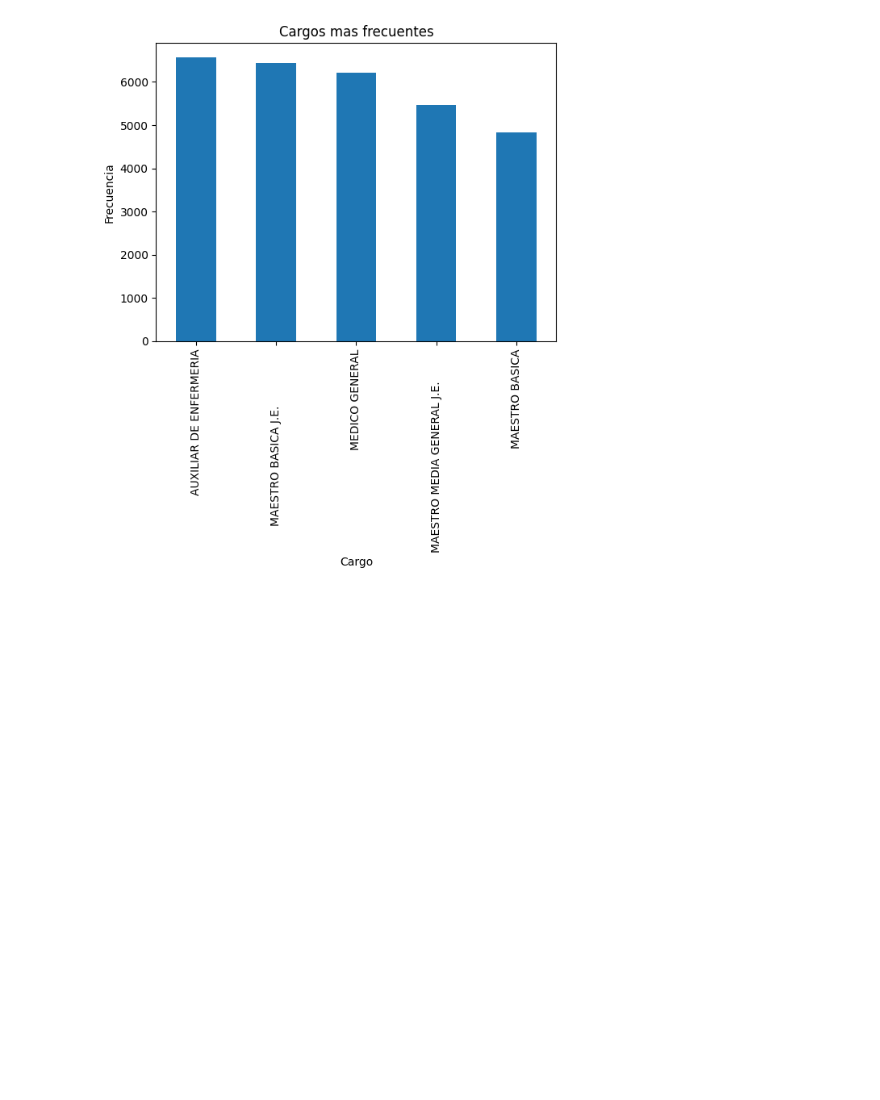
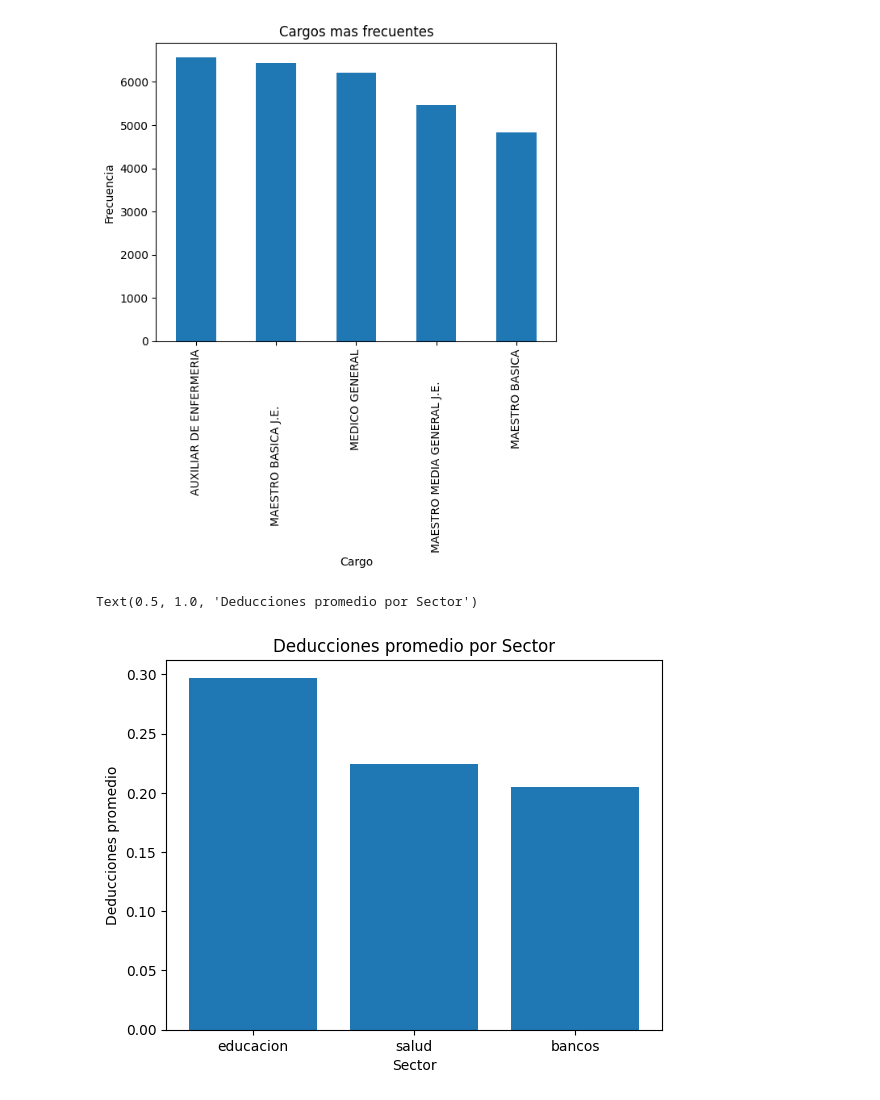
Before and after one commit to JhostinCastillo/Primer-Proyecto-SIC, a Jupyter notebook: proyecto.ipynb, the cells around one changed output. Saved outputs shown, nothing was run; the diff lists cells and outputs as text; code cells hidden in the pictures; blank space fills up the shorter version.

Commit message:
Agregue deducciones promedio

```diff
--- a/proyecto.ipynb
+++ b/proyecto.ipynb
@@ -115,3 +115,23 @@ plt.title('Cargos mas frecuentes') # Titulo general
 # %% [output]
 Text(0.5, 1.0, 'Cargos mas frecuentes')
 [figure]
+# %%
+# Porcentaje de deducciones por sector
+deducciones_promedio_educacion = ((df[df['tabla'] == 'educacion']['sueldo_bruto'].mean()) - promedio_sn_educacion) / (df[df['tabla'] == 'educacion']['sueldo_bruto'].mean())
+deducciones_promedio_educacion * 100
+
+deducciones_promedio_salud = ((df[df['tabla'] == 'salud']['sueldo_bruto'].mean()) - promedio_sn_salud) / (df[df['tabla'] == 'salud']['sueldo_bruto'].mean())
+deducciones_promedio_salud * 100
+
+deducciones_promedio_bancos = ((df[df['tabla'] == 'bancos']['sueldo_bruto'].mean()) - promedio_sn_bancos) / (df[df['tabla'] == 'bancos']['sueldo_bruto'].mean())
+deducciones_promedio_bancos * 100
+
+deducciones_promedio = [deducciones_promedio_educacion,deducciones_promedio_salud,deducciones_promedio_bancos]
+
+plt.bar(sectores,deducciones_promedio)
+plt.xlabel('Sector') # Nombramos los ejes
+plt.ylabel('Deducciones promedio')
+plt.title('Deducciones promedio por Sector') # Titulo general
+# %% [output]
+Text(0.5, 1.0, 'Deducciones promedio por Sector')
+[figure, added]
```
